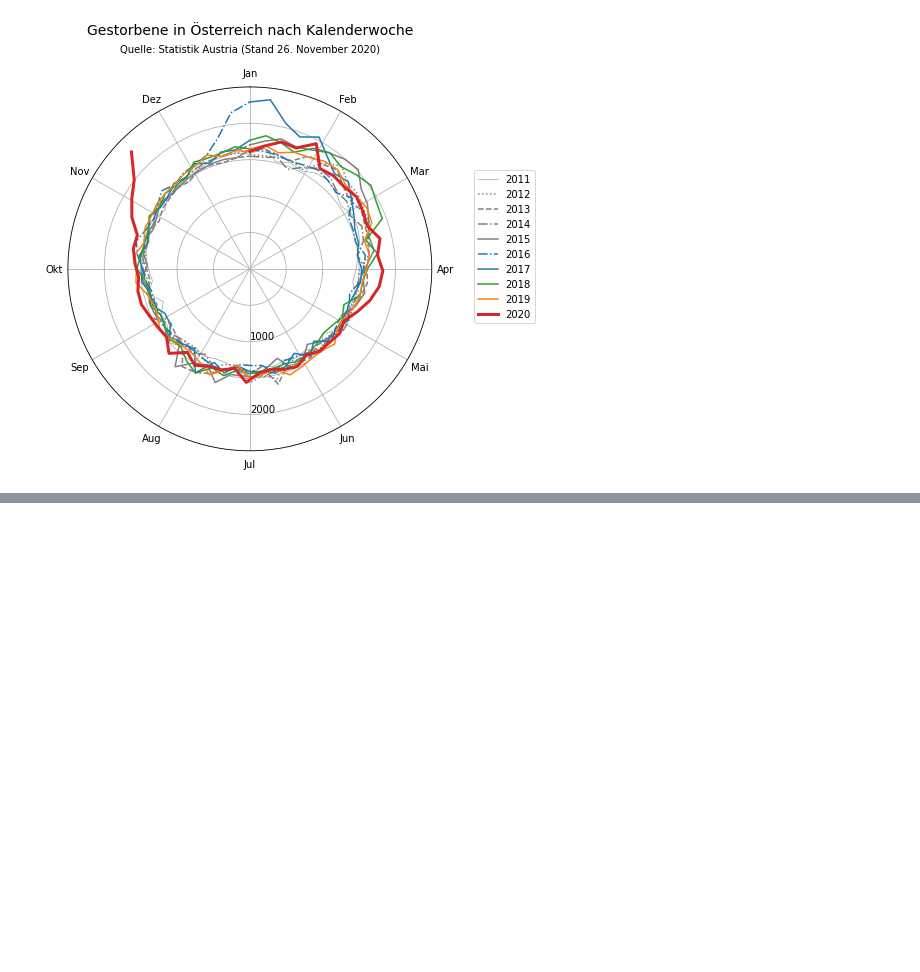
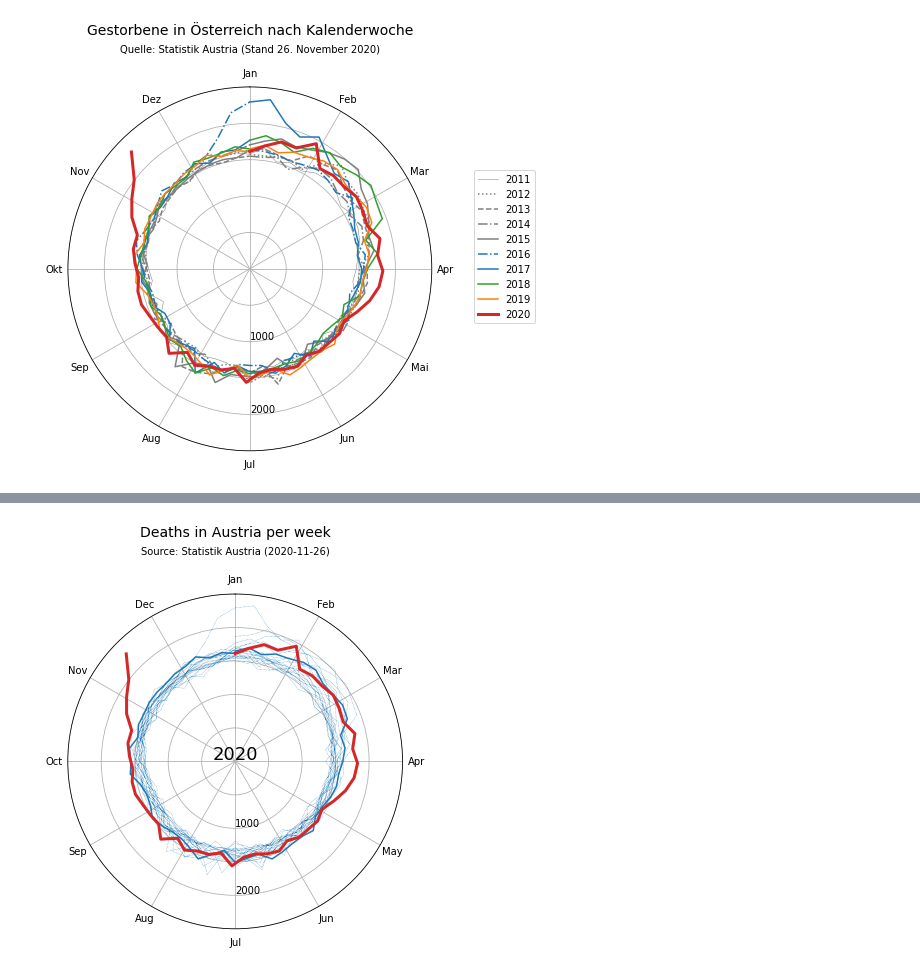
Before and after one commit to attoPascal/statistik-austria-sterblichkeit, a Jupyter notebook: sterblichkeit.ipynb, the cells around one changed output, grey strips where cells are left out. Saved outputs shown, nothing was run; the diff lists cells and outputs as text; code cells hidden in the pictures; blank space fills up the shorter version.

Commit message:
Added animation

```diff
--- a/sterblichkeit.ipynb
+++ b/sterblichkeit.ipynb
@@ -185,0 +175,76 @@ plt.savefig('median.png', dpi=300, bbox_inches='tight', facecolor='white')
+# %%
+start_year = 2000
+
+fig, ax = setup_polar_plot(figsize=(6, 6.2), constrained_layout=False)
+
+# english month labels
+ax.set_xticklabels(['Jan', 'Feb', 'Mar', 'Apr', 'May', 'Jun', 'Jul', 'Aug', 'Sep', 'Oct', 'Nov', 'Dec'])
+
+# nudge ax position
+pos = ax.get_position()
+pos.y0 -= 0.05
+pos.y1 -= 0.05
+pos.x0 -= 0.012
+pos.x1 -= 0.012
+ax.set_position(pos)
+
+fig.suptitle("Deaths in Austria per week", fontsize=14)
+ax.set_title("Source: Statistik Austria (2020-11-26)", fontsize=10, y=1.1)
+
+
+old, = ax.plot([], [], color='tab:blue', linewidth=0.5, linestyle='dotted')
+prev, = ax.plot([], [], color='tab:blue')
+current, = ax.plot([], [], color='tab:red', linewidth=3)
+center = ax.text(0, 25, "2000", horizontalalignment='center', fontsize=18)
+ax.set_rmax(2500)
+
+def year_and_week_for_index(i):
+    y = start_year
+    while True:
+        len_year = len(deaths_per_year[y].dropna()) + 1
+        if len_year > i:
+            return (y, i+1)
+        else:
+            y += 1
+            i -= (len_year-1)
+
+def data_for_index(i):
+    y, w = year_and_week_for_index(i)
+    print(y, w)
+    theta, year = data_for_year(y)
+    return theta[:w], year[:w]
+
+def init():
+    old.set_data([], [])
+    prev.set_data([], [])
+    current.set_data([], [])
+    center.set_text("")
+    return old, prev, current, center
+
+def animate(i):
+    y = year_and_week_for_index(i)[0]
+
+    if y > start_year:
+        old_theta = np.array([])
+        old_data = np.array([])
+        for year in range(start_year, y-1):
+            theta, data = data_for_year(year)
+            old_theta = np.append(old_theta, theta)
+            old_data = np.append(old_data, data)
+        old.set_data(old_theta, old_data)
+        prev.set_data(*data_for_year(y-1))
+
+    current.set_data(*data_for_index(i))
+    center.set_text(f"{y}")
+    return old, prev, current, center
+
+num_frames = len(deaths_per_week)
+
+anim = mpl.animation.FuncAnimation(fig, animate, init_func=init, frames=num_frames, interval=60, blit=True)
+anim.save('deaths.mp4', writer='ffmpeg', dpi=300, extra_args=['-vf', 'tpad=stop_mode=clone:stop_duration=5'])
+
+# anim.save('anim.gif', writer='imagemagick', dpi=300, savefig_kwargs={'facecolor': 'white'})
+# plt.savefig('anim.png', dpi=300, bbox_inches='tight', facecolor='white')
+
+# $ ffmpeg -i deaths.mp4 -vf "fps=15,scale=900:-1:flags=lanczos,split[s0][s1];[s0]palettegen[p];[s1][p]paletteuse" -loop 0 deaths.gif
+# %% [output]
@@ -185,0 +268 @@ plt.savefig('median.png', dpi=300, bbox_inches='tight', facecolor='white')
+[figure, added]
```
Also changed, not shown: parts of 10 cells of this notebook, 4 other files.
